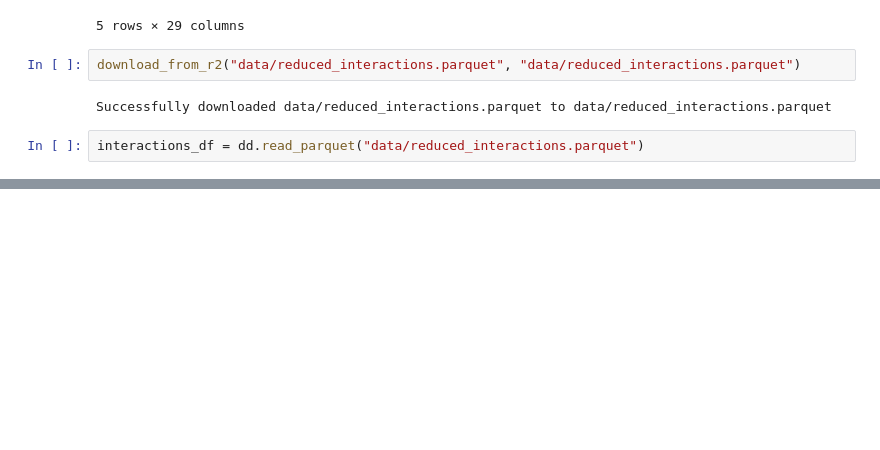
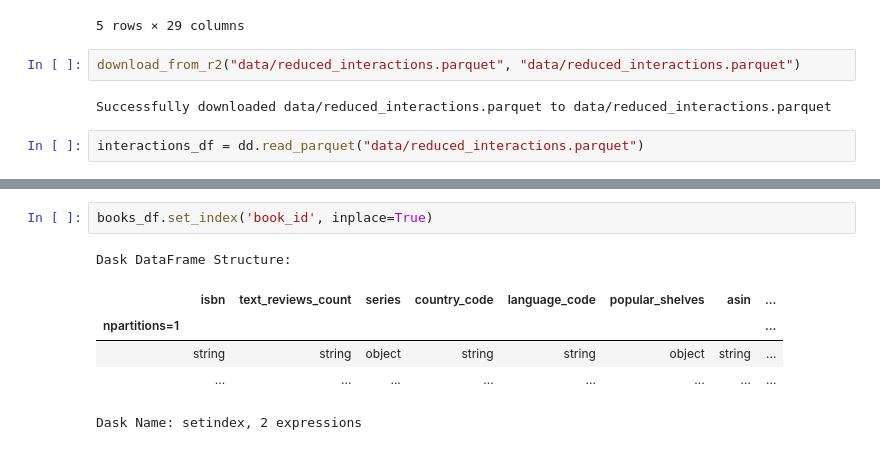
Before and after one commit to yamirghofran/BookDB, a Jupyter notebook: reranker/reranker_v2.ipynb, the cells around one changed output, grey strips where cells are left out. Drawn from its saved outputs; the diff is of its cells as text; blank space fills up the shorter version.

```diff
--- a/reranker/reranker_v2.ipynb
+++ b/reranker/reranker_v2.ipynb
@@ -95,0 +167,9 @@ interactions_df.head()
+# %%
+books_df.set_index('book_id', inplace=True)
+# %% [output]
+Dask DataFrame Structure:
+|  | isbn | text_reviews_count | series | country_code | language_code | popular_shelves | asin | ... |
+| npartitions=1 |  |  |  |  |  |  |  | ... |
+|  | string | string | object | string | string | object | string | ... |
+|  | ... | ... | ... | ... | ... | ... | ... | ... |
+Dask Name: setindex, 2 expressions
```
Also changed, not shown: parts of 15 cells of this notebook.
